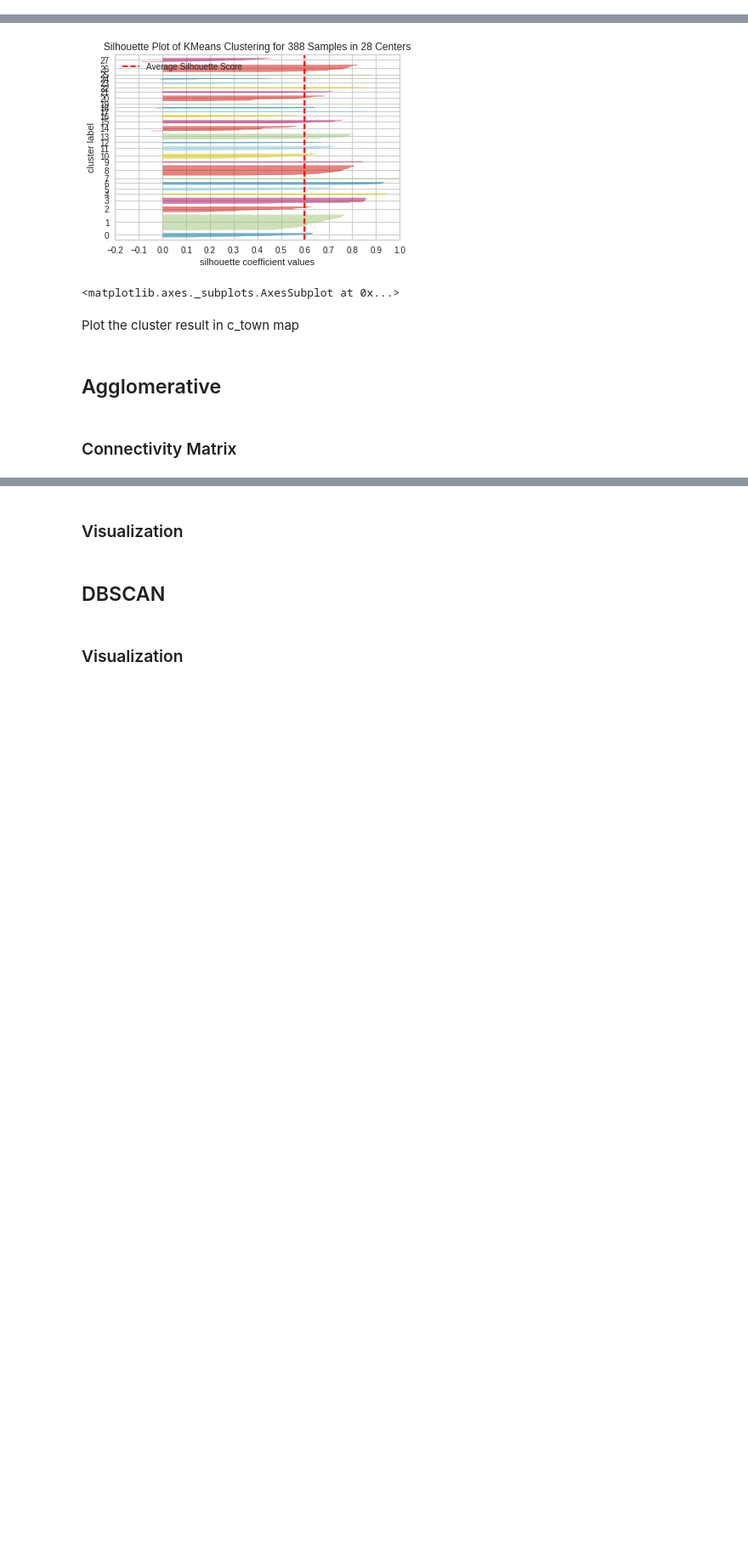
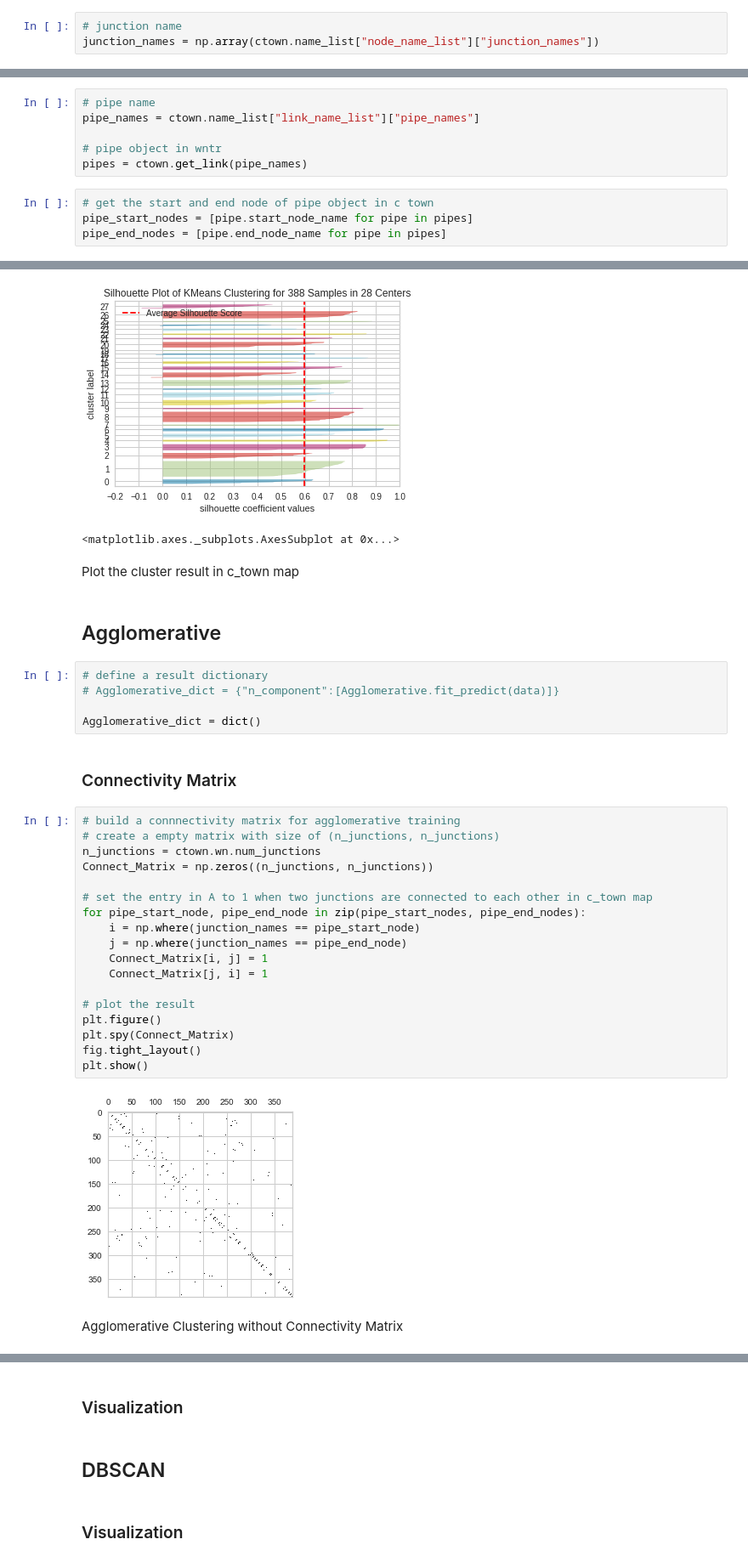
Before and after one commit to goRichard/master_thesis_code, a Jupyter notebook: Clustering_Method.ipynb, the cells around one changed output, grey strips where cells are left out. Shown at 85% size. Drawn from its saved outputs; the diff is of its cells as text; blank space fills up the shorter version.

```diff
--- a/Clustering_Method.ipynb
+++ b/Clustering_Method.ipynb
@@ -36,0 +46,3 @@ ctown = wnb("c-town_true_network.inp", "c_town")
+# %%
+# junction name
+junction_names = np.array(ctown.name_list["node_name_list"]["junction_names"])
@@ -37,3 +52,13 @@ ctown = wnb("c-town_true_network.inp", "c_town")
+# %%
+# pipe name
+pipe_names = ctown.name_list["link_name_list"]["pipe_names"]
+
+# pipe object in wntr
+pipes = ctown.get_link(pipe_names)
+# %%
+# get the start and end node of pipe object in c town
+pipe_start_nodes = [pipe.start_node_name for pipe in pipes]
+pipe_end_nodes = [pipe.end_node_name for pipe in pipes]
 # %% [markdown]
 ## Data Preprocessing
 # %% [markdown]
@@ -344,5 +464,32 @@ silhouette_visualizer_26.show()
 Plot the cluster result in c_town map
 # %% [markdown]
 ## Agglomerative
+# %%
+# define a result dictionary
+# Agglomerative_dict = {"n_component":[Agglomerative.fit_predict(data)]}
+
+Agglomerative_dict = dict()
 # %% [markdown]
 ### Connectivity Matrix
+# %%
+# build a connnectivity matrix for agglomerative training
+# create a empty matrix with size of (n_junctions, n_junctions)
+n_junctions = ctown.wn.num_junctions
+Connect_Matrix = np.zeros((n_junctions, n_junctions))
+
+# set the entry in A to 1 when two junctions are connected to each other in c_town map
+for pipe_start_node, pipe_end_node in zip(pipe_start_nodes, pipe_end_nodes):
+    i = np.where(junction_names == pipe_start_node)
+    j = np.where(junction_names == pipe_end_node)
+    Connect_Matrix[i, j] = 1
+    Connect_Matrix[j, i] = 1
+
+# plot the result
+plt.figure()
+plt.spy(Connect_Matrix)
+fig.tight_layout()
+plt.show()
+# %% [output]
+[figure, added]
+# %% [markdown]
+Agglomerative Clustering without Connectivity Matrix
```
Also changed, not shown: parts of 40 cells of this notebook, 1 other file.
